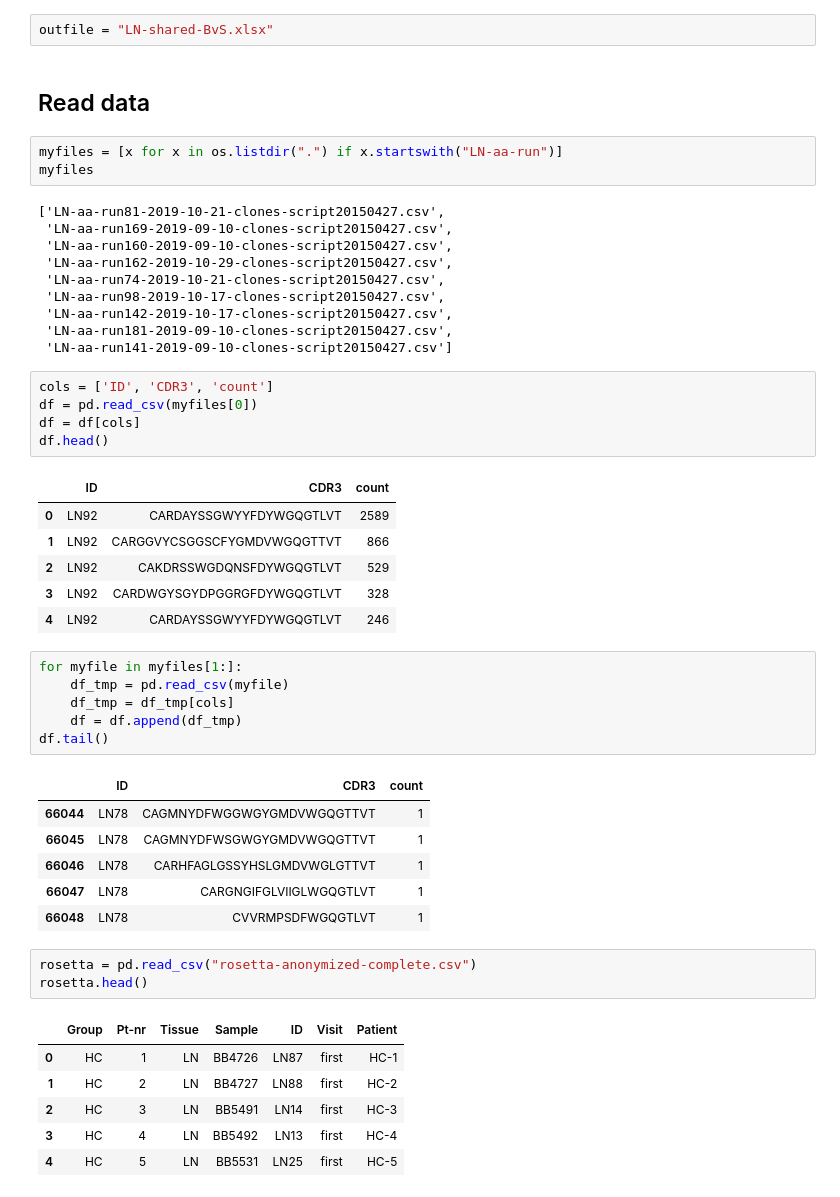
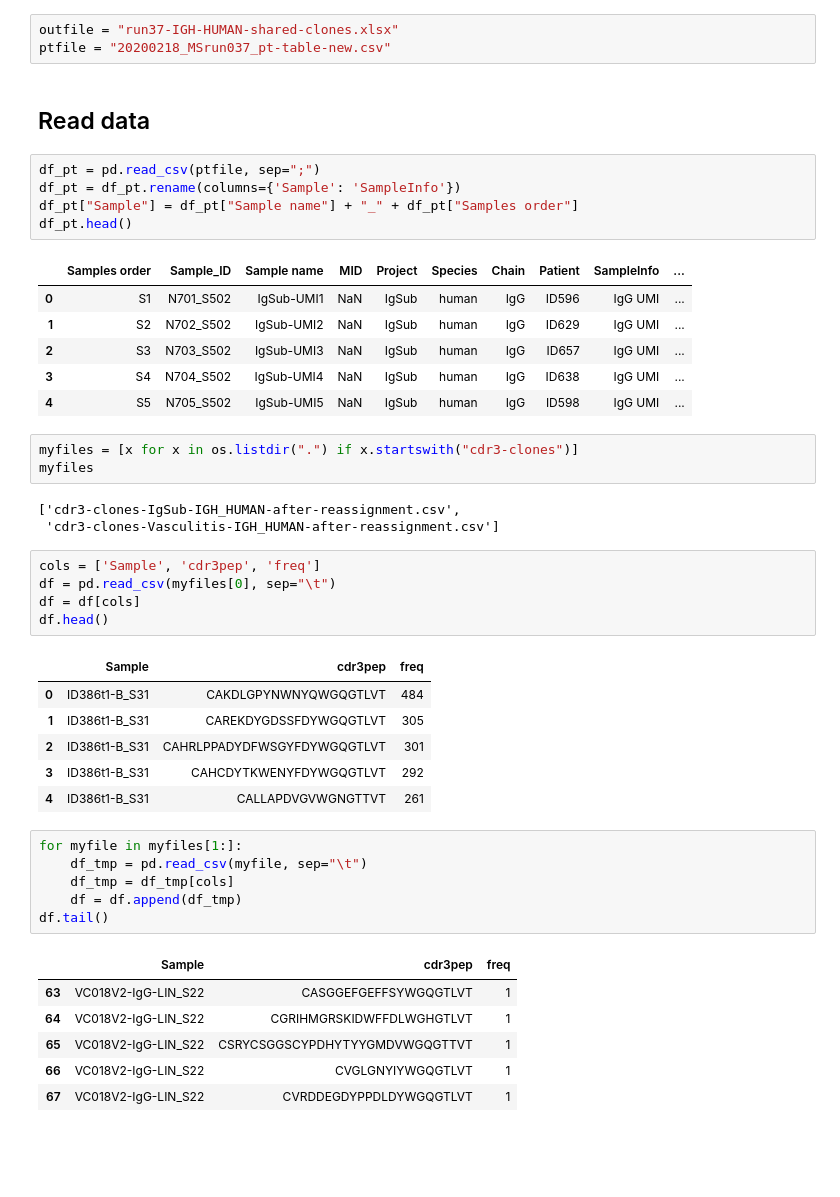
Before and after one commit to EDS-Bioinformatics-Laboratory/reseda, a Jupyter notebook: NOTEBOOKS/SharedClonesDirection.ipynb, the cells around one changed output. Drawn from its saved outputs; the diff is of its cells as text; blank space fills up the shorter version.

```diff
--- a/NOTEBOOKS/SharedClonesDirection.ipynb
+++ b/NOTEBOOKS/SharedClonesDirection.ipynb
@@ -4,52 +5,48 @@ import pandas as pd
-# %%
-outfile = "LN-shared-BvS.xlsx"
+# %%
+outfile = "run37-IGH-HUMAN-shared-clones.xlsx"
+ptfile = "20200218_MSrun037_pt-table-new.csv"
 # %% [markdown]
 ## Read data
+# %%
+df_pt = pd.read_csv(ptfile, sep=";")
+df_pt = df_pt.rename(columns={'Sample': 'SampleInfo'})
+df_pt["Sample"] = df_pt["Sample name"] + "_" + df_pt["Samples order"]
+df_pt.head()
+# %% [output]
+|  | Samples order | Sample_ID | Sample name | MID | Project | Species | Chain | Patient | SampleInfo | ... |
+| 0 | S1 | N701_S502 | IgSub-UMI1 | NaN | IgSub | human | IgG | ID596 | IgG UMI | ... |
+| 1 | S2 | N702_S502 | IgSub-UMI2 | NaN | IgSub | human | IgG | ID629 | IgG UMI | ... |
+| 2 | S3 | N703_S502 | IgSub-UMI3 | NaN | IgSub | human | IgG | ID657 | IgG UMI | ... |
+| 3 | S4 | N704_S502 | IgSub-UMI4 | NaN | IgSub | human | IgG | ID638 | IgG UMI | ... |
+| 4 | S5 | N705_S502 | IgSub-UMI5 | NaN | IgSub | human | IgG | ID598 | IgG UMI | ... |
 # %%
-myfiles = [x for x in os.listdir(".") if x.startswith("LN-aa-run")]
+myfiles = [x for x in os.listdir(".") if x.startswith("cdr3-clones")]
 myfiles
 # %% [output]
-['LN-aa-run81-2019-10-21-clones-script20150427.csv',
- 'LN-aa-run169-2019-09-10-clones-script20150427.csv',
- 'LN-aa-run160-2019-09-10-clones-script20150427.csv',
- 'LN-aa-run162-2019-10-29-clones-script20150427.csv',
- 'LN-aa-run74-2019-10-21-clones-script20150427.csv',
- 'LN-aa-run98-2019-10-17-clones-script20150427.csv',
- 'LN-aa-run142-2019-10-17-clones-script20150427.csv',
- 'LN-aa-run181-2019-09-10-clones-script20150427.csv',
- 'LN-aa-run141-2019-09-10-clones-script20150427.csv']
+['cdr3-clones-IgSub-IGH_HUMAN-after-reassignment.csv',
+ 'cdr3-clones-Vasculitis-IGH_HUMAN-after-reassignment.csv']
 # %%
-cols = ['ID', 'CDR3', 'count']
-df = pd.read_csv(myfiles[0])
+cols = ['Sample', 'cdr3pep', 'freq']
+df = pd.read_csv(myfiles[0], sep="\t")
 df = df[cols]
 df.head()
 # %% [output]
-|  | ID | CDR3 | count |
-| 0 | LN92 | CARDAYSSGWYYFDYWGQGTLVT | 2589 |
-| 1 | LN92 | CARGGVYCSGGSCFYGMDVWGQGTTVT | 866 |
-| 2 | LN92 | CAKDRSSWGDQNSFDYWGQGTLVT | 529 |
-| 3 | LN92 | CARDWGYSGYDPGGRGFDYWGQGTLVT | 328 |
-| 4 | LN92 | CARDAYSSGWYYFDYWGQGTLVT | 246 |
+|  | Sample | cdr3pep | freq |
+| 0 | ID386t1-B_S31 | CAKDLGPYNWNYQWGQGTLVT | 484 |
+| 1 | ID386t1-B_S31 | CAREKDYGDSSFDYWGQGTLVT | 305 |
+| 2 | ID386t1-B_S31 | CAHRLPPADYDFWSGYFDYWGQGTLVT | 301 |
+| 3 | ID386t1-B_S31 | CAHCDYTKWENYFDYWGQGTLVT | 292 |
+| 4 | ID386t1-B_S31 | CALLAPDVGVWGNGTTVT | 261 |
 # %%
 for myfile in myfiles[1:]:
-    df_tmp = pd.read_csv(myfile)
+    df_tmp = pd.read_csv(myfile, sep="\t")
     df_tmp = df_tmp[cols]
     df = df.append(df_tmp)
 df.tail()
 # %% [output]
-|  | ID | CDR3 | count |
-| 66044 | LN78 | CAGMNYDFWGGWGYGMDVWGQGTTVT | 1 |
-| 66045 | LN78 | CAGMNYDFWSGWGYGMDVWGQGTTVT | 1 |
-| 66046 | LN78 | CARHFAGLGSSYHSLGMDVWGLGTTVT | 1 |
-| 66047 | LN78 | CARGNGIFGLVIIGLWGQGTLVT | 1 |
-| 66048 | LN78 | CVVRMPSDFWGQGTLVT | 1 |
+|  | Sample | cdr3pep | freq |
+| 63 | VC018V2-IgG-LIN_S22 | CASGGEFGEFFSYWGQGTLVT | 1 |
+| 64 | VC018V2-IgG-LIN_S22 | CGRIHMGRSKIDWFFDLWGHGTLVT | 1 |
+| 65 | VC018V2-IgG-LIN_S22 | CSRYCSGGSCYPDHYTYYGMDVWGQGTTVT | 1 |
+| 66 | VC018V2-IgG-LIN_S22 | CVGLGNYIYWGQGTLVT | 1 |
+| 67 | VC018V2-IgG-LIN_S22 | CVRDDEGDYPPDLDYWGQGTLVT | 1 |
-# %%
-rosetta = pd.read_csv("rosetta-anonymized-complete.csv")
-rosetta.head()
-# %% [output]
-|  | Group | Pt-nr | Tissue | Sample | ID | Visit | Patient |
-| 0 | HC | 1 | LN | BB4726 | LN87 | first | HC-1 |
-| 1 | HC | 2 | LN | BB4727 | LN88 | first | HC-2 |
-| 2 | HC | 3 | LN | BB5491 | LN14 | first | HC-3 |
-| 3 | HC | 4 | LN | BB5492 | LN13 | first | HC-4 |
-| 4 | HC | 5 | LN | BB5531 | LN25 | first | HC-5 |
```
Also changed, not shown: parts of 26 cells of this notebook.
